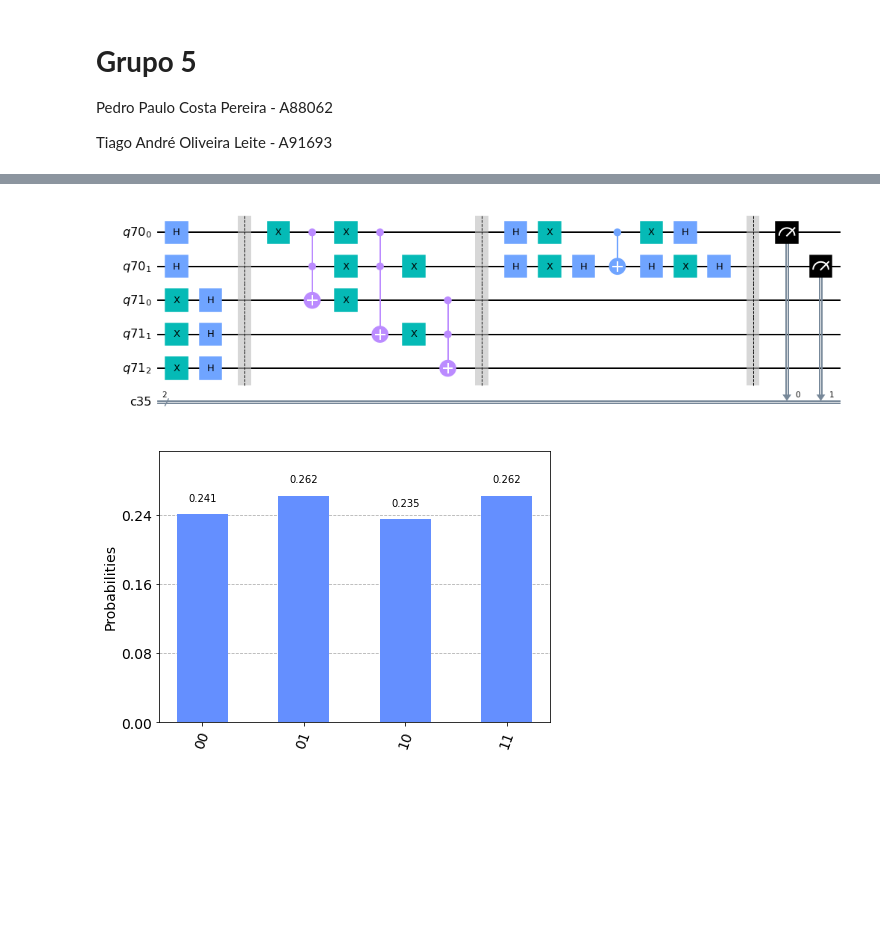
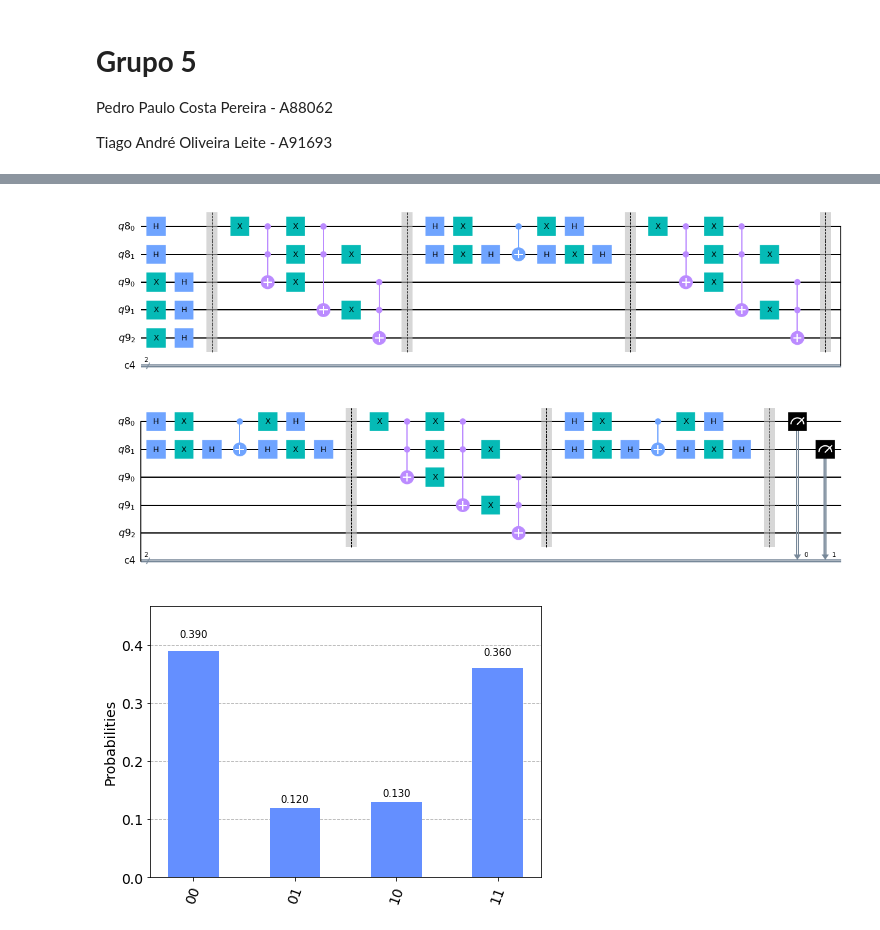
Before and after one commit to zoisper/IC-Projeto, a Jupyter notebook: Projeto.ipynb, the cells around one changed output, grey strips where cells are left out. Saved outputs shown, nothing was run; the diff lists cells and outputs as text; code cells hidden in the pictures; blank space fills up the shorter version.

```diff
--- a/Projeto.ipynb
+++ b/Projeto.ipynb
@@ -85,18 +111,18 @@ qc.draw("mpl")
 # %%
-elements = 2**n
+elements = 2**(2*n)
 
 iterations= int(np.floor(np.pi/4 * np.sqrt(elements)))
 
 for j in range(iterations):
     qc = qc.compose(oracle(qr,ancilla))
     qc = qc.compose(diffusion_operator(qr,ancilla))
     pass
 qc.measure(qr,cr)
 qc.draw(output="mpl")
 # %% [output]
-[figure, old version]
+[figure, new version]
 # %%
 counts = execute_circuit(qc)
 plot_histogram(counts)
 # %% [output]
-[figure, old version]
+[figure, new version]
```
Also changed, not shown: parts of 7 cells of this notebook.
